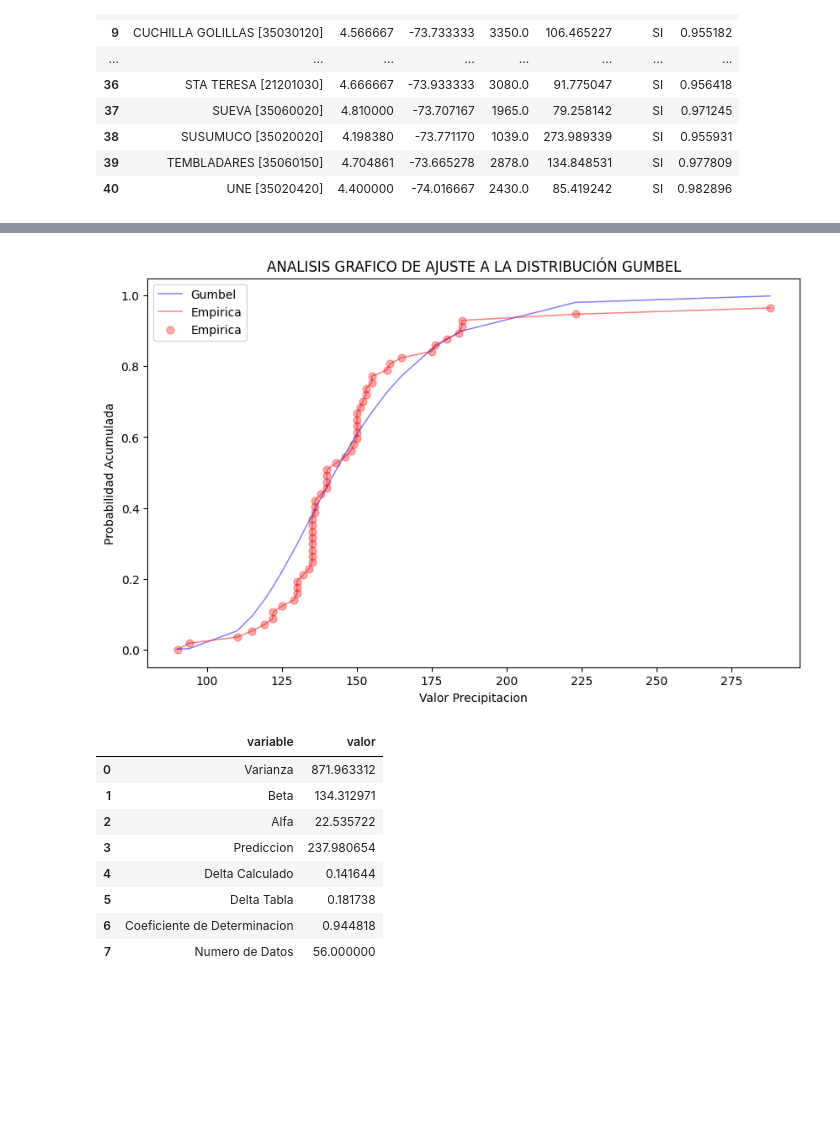
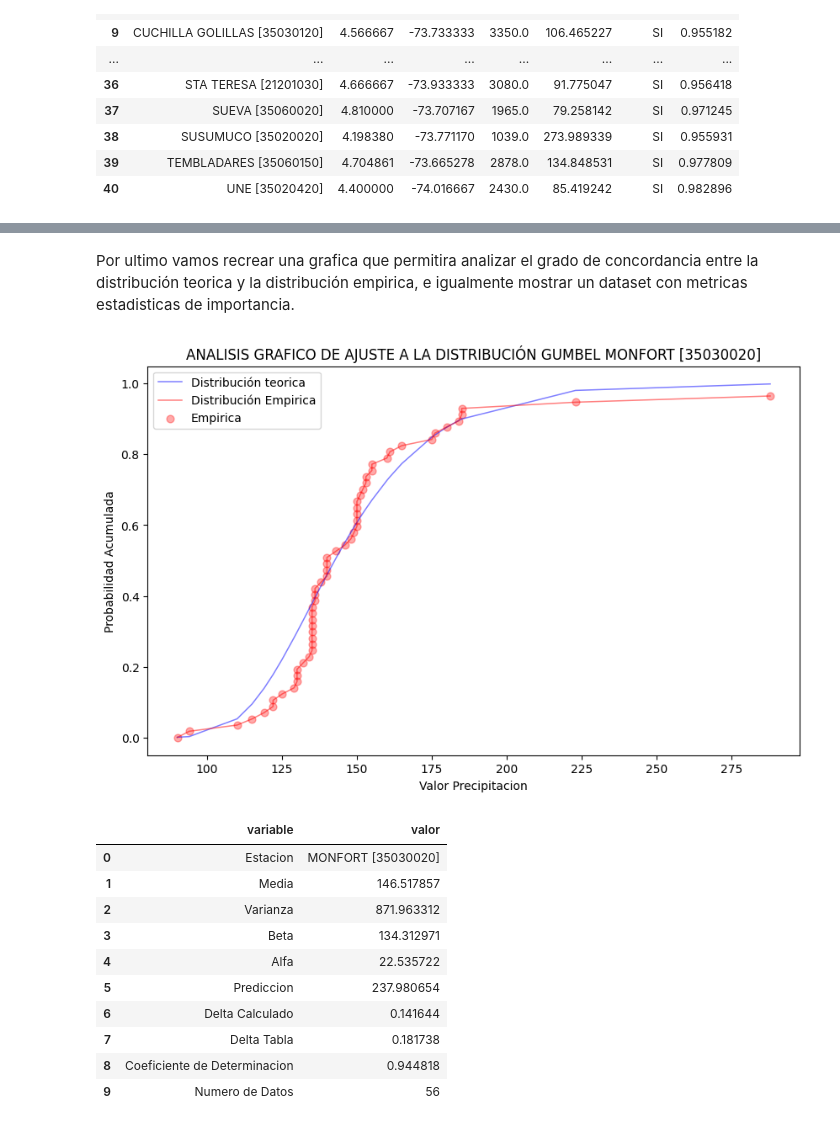
Before and after one commit to EDGAR-BARAHONA/Programacion-Python-Gis, a Jupyter notebook: Python_Geografico/Aálisis de precipitacion.ipynb, the cells around one changed output, grey strips where cells are left out. Saved outputs shown, nothing was run; the diff lists cells and outputs as text; code cells hidden in the pictures; blank space fills up the shorter version.

```diff
--- a/Python_Geografico/Aálisis de precipitacion.ipynb
+++ b/Python_Geografico/Aálisis de precipitacion.ipynb
@@ -202,5 +210,0 @@ precipitacion = precipitacion.sort_values(by=["NombreEstacion", "año"]).reset_i
-# %%
-estaciones["Predicho"] = 0
-estaciones["Ajuste"] = ""
-estaciones["R2"] = ""
-ajuste = 0
@@ -207,10 +279,22 @@ ajuste = 0
 # %%
+precipitacion = precipitacion.sort_values(by=["NombreEstacion", "año"]).reset_index(drop=True)
+
+#Valores a adicionar
+estaciones["Predicho"] = 0
+estaciones["Ajuste"] = 0
+estaciones["R2"] = ""
+ajuste = 0
 
 for estacion in Estaciones:
+
+    #Obtencion de metricas estadisticas
     data = precipitacion[precipitacion.NombreEstacion == estacion]["Valor"]
-    N = len(data)
-    miu, alfa = gumbel_r.fit(data)
-    varianza = sum(pow(data - data.mean(),2))/(N-1)
+    N = len(data) #Largo
+    miu, alfa = gumbel_r.fit(data) #Valores de la distribución gumbel
+    media = data.mean() #Media
+    varianza = sum(pow(data - data.mean(),2))/(N-1) #
+
+    #Predicción de los valores de precipitación con retorno de 100 años
     VPREDICT = miu + alfa*(-np.log(np.log(100/99)))
 
     #Calculo factores de ajuste
@@ -219,7 +303,6 @@ for estacion in Estaciones:
     for i in range(N):
         PEMPIRICA[i] = i/(N+1)
 
-    VECTORA = np.zeros(N)
     VECTORA = np.sort(data)
 
     PACUMULADA = np.zeros(N)
@@ -279,47 +366,51 @@ estaciones
+# %% [markdown]
+Por ultimo vamos recrear una grafica que permitira analizar el grado de concordancia entre la distribución teorica y la distribución empirica, e igualmente mostrar un dataset con metricas estadisticas de importancia.
 # %%
 import pandas as pd
 import numpy as np
 import matplotlib.pyplot as plt
 
 # Crear los dataframes df1 y df2
 df1 = pd.DataFrame({'VECTORA': VECTORA, 'PACUMULADA': PACUMULADA})
 df2 = pd.DataFrame({'VECTORA': VECTORA, 'PEMPIRICA': PEMPIRICA})
 
 # Preparación de la gráfica
 plt.figure(figsize=(10, 6))
 
 # Graficar PACUMULADA
-plt.plot(df1['VECTORA'], df1['PACUMULADA'], label='Gumbel', color='blue', linewidth=1.1, alpha=1/2)
+plt.plot(df1['VECTORA'], df1['PACUMULADA'], label='Distribución teorica', color='blue', linewidth=1.1, alpha=1/2)
 
 # Graficar PEMPIRICA
-plt.plot(df2['VECTORA'], df2['PEMPIRICA'], label='Empirica', color='red', linewidth=1.1, alpha=1/2)
+plt.plot(df2['VECTORA'], df2['PEMPIRICA'], label='Distribución Empirica', color='red', linewidth=1.1, alpha=1/2)
 
 # Puntos de datos de PEMPIRICA
 plt.scatter(df2['VECTORA'], df2['PEMPIRICA'], label='Empirica', color='red', s=40, alpha=1/3)
 
 # Configuración de etiquetas y título
-plt.title("ANALISIS GRAFICO DE AJUSTE A LA DISTRIBUCIÓN GUMBEL")
+plt.title("ANALISIS GRAFICO DE AJUSTE A LA DISTRIBUCIÓN GUMBEL "+ str(estacion))
 plt.xlabel("Valor Precipitacion")
 plt.ylabel("Probabilidad Acumulada")
 plt.legend()
 
 # Mostrar la gráfica
 plt.show()
 
 # Crear el dataframe RESUL
-RESUL = pd.DataFrame({'variable': ["Varianza", "Beta", "Alfa", "Prediccion", "Delta Calculado", "Delta Tabla",
+RESUL = pd.DataFrame({'variable': ["Estacion","Media","Varianza", "Beta", "Alfa", "Prediccion", "Delta Calculado", "Delta Tabla",
                                    "Coeficiente de Determinacion", "Numero de Datos"],
-                      'valor': [varianza, miu, alfa,  VPREDICT , DELTA[0], DELTAT, RCUA, N]})
+                      'valor': [estacion, media,varianza, miu, alfa,  VPREDICT , DELTA[0], DELTAT, RCUA, N]})
 
 RESUL
 # %% [output]
-[figure, old version]
+[figure, new version]
 |  | variable | valor |
-| 0 | Varianza | 871.963312 |
-| 1 | Beta | 134.312971 |
-| 2 | Alfa | 22.535722 |
-| 3 | Prediccion | 237.980654 |
-| 4 | Delta Calculado | 0.141644 |
-| 5 | Delta Tabla | 0.181738 |
-| 6 | Coeficiente de Determinacion | 0.944818 |
-| 7 | Numero de Datos | 56.000000 |
+| 0 | Estacion | MONFORT [35030020] |
+| 1 | Media | 146.517857 |
+| 2 | Varianza | 871.963312 |
+| 3 | Beta | 134.312971 |
+| 4 | Alfa | 22.535722 |
+| 5 | Prediccion | 237.980654 |
+| 6 | Delta Calculado | 0.141644 |
+| 7 | Delta Tabla | 0.181738 |
+| 8 | Coeficiente de Determinacion | 0.944818 |
+| 9 | Numero de Datos | 56 |
```
Also changed, not shown: parts of 34 cells of this notebook, 1 other file.
